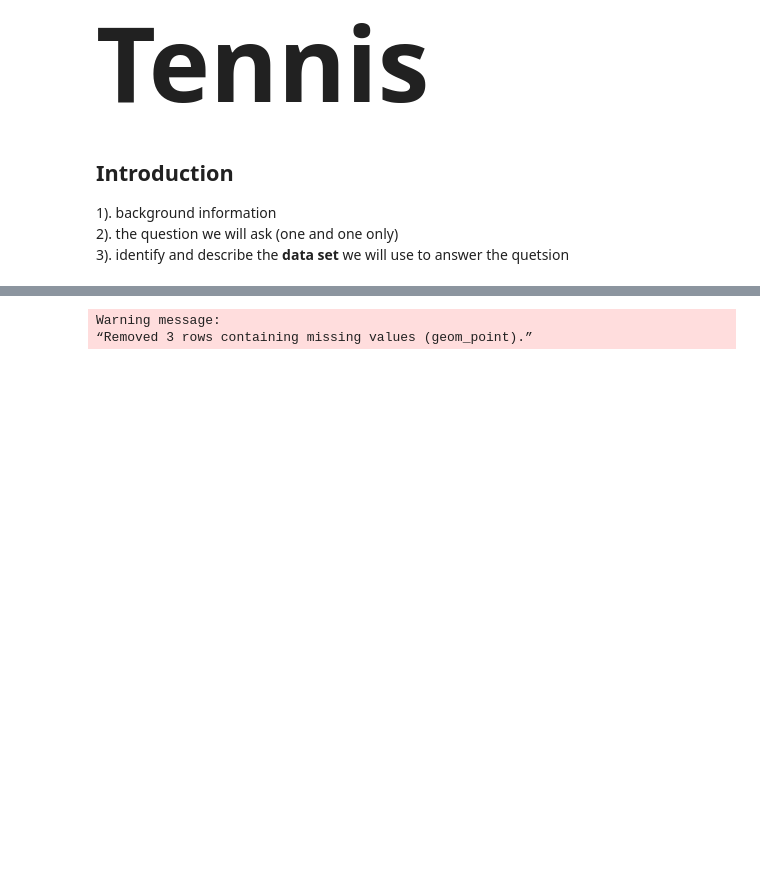
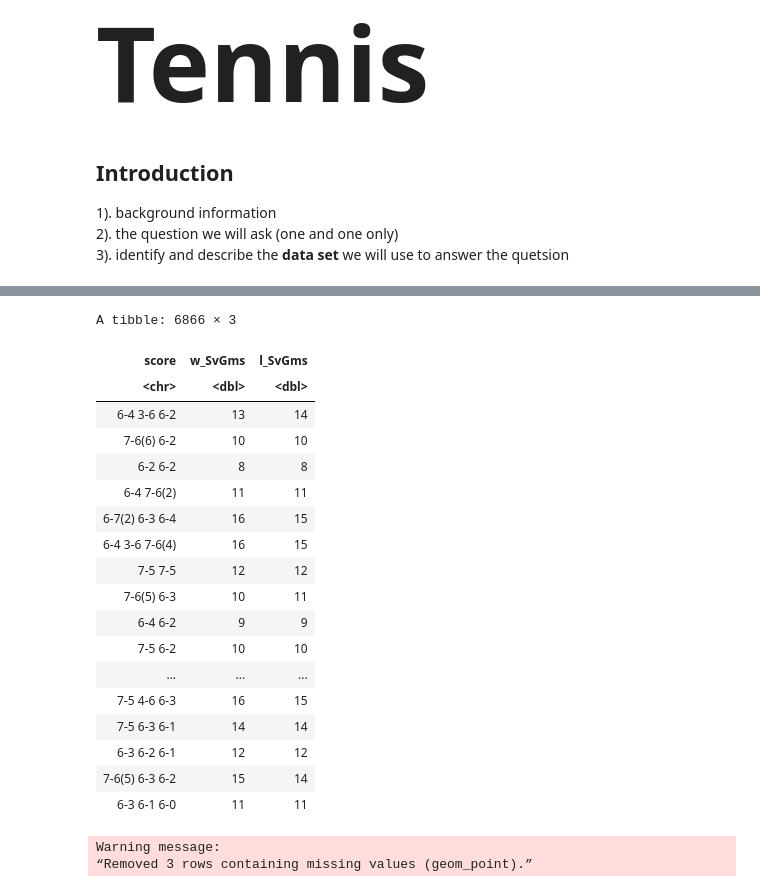
Before and after one commit to SimonYYL/DSCI_100_group19_group_project, a Jupyter notebook: project_proposal_draft.ipynb, the cells around one changed output, grey strips where cells are left out. Drawn from its saved outputs; the diff is of its cells as text; code cells hidden in the pictures; blank space fills up the shorter version.

```diff
--- a/project_proposal_draft.ipynb
+++ b/project_proposal_draft.ipynb
@@ -60,6 +60,28 @@ A tibble: 6 × 50
 | 3 | 2019-M020 | Brisbane | Hard | 32 | A | 20181231 | 297 | 104542 | ... |
 | 4 | 2019-M020 | Brisbane | Hard | 32 | A | 20181231 | 296 | 106421 | ... |
 | 5 | 2019-M020 | Brisbane | Hard | 32 | A | 20181231 | 295 | 104871 | ... |
+# %%
+atp_data_frame %>% select(score,w_SvGms,l_SvGms)
+# %% [output]
+A tibble: 6866 × 3
+| score | w_SvGms | l_SvGms |
+| <chr> | <dbl> | <dbl> |
+| 6-4 3-6 6-2 | 13 | 14 |
+| 7-6(6) 6-2 | 10 | 10 |
+| 6-2 6-2 | 8 | 8 |
+| 6-4 7-6(2) | 11 | 11 |
+| 6-7(2) 6-3 6-4 | 16 | 15 |
+| 6-4 3-6 7-6(4) | 16 | 15 |
+| 7-5 7-5 | 12 | 12 |
+| 7-6(5) 6-3 | 10 | 11 |
+| 6-4 6-2 | 9 | 9 |
+| 7-5 6-2 | 10 | 10 |
+| ... | ... | ... |
+| 7-5 4-6 6-3 | 16 | 15 |
+| 7-5 6-3 6-1 | 14 | 14 |
+| 6-3 6-2 6-1 | 12 | 12 |
+| 7-6(5) 6-3 6-2 | 15 | 14 |
+| 6-3 6-1 6-0 | 11 | 11 |
 # %%
 options(repr.plot.width = 12, repr.plot.height = 8)
 
```
Also changed, not shown: parts of 6 cells of this notebook.
